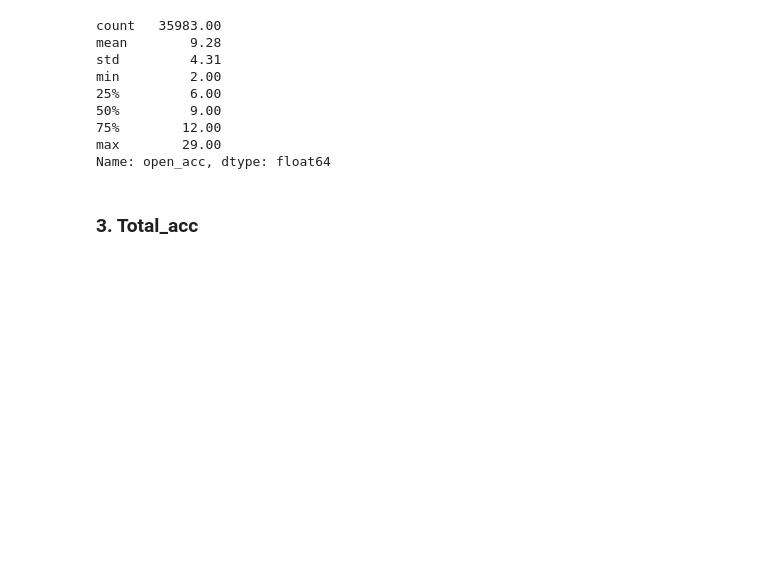
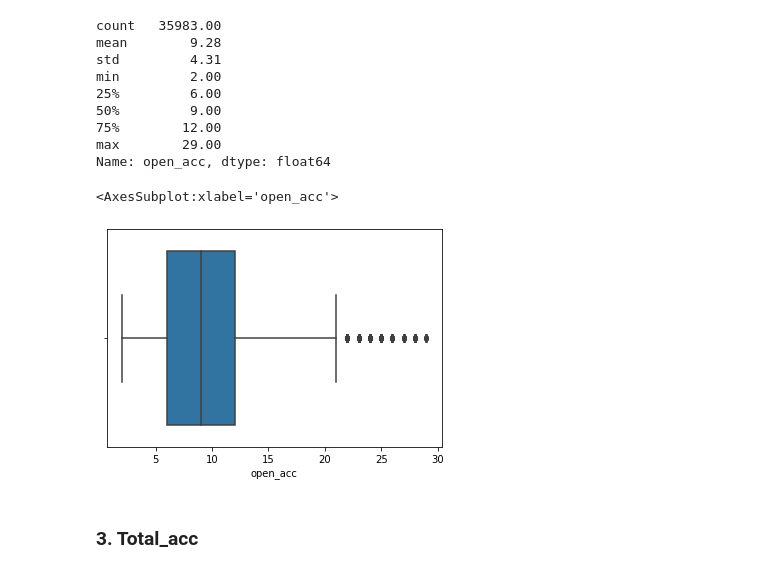
Before and after one commit to abj-16/LendingClubEDA, a Jupyter notebook: Final File.ipynb, the cells around one changed output. Cells and saved outputs as stored; diff of their text form; code cells hidden in the pictures; blank space fills up the shorter version.

```diff
--- a/Final File.ipynb
+++ b/Final File.ipynb
@@ -356,6 +341,11 @@ min         2.00
 75%        12.00
 max        29.00
 Name: open_acc, dtype: float64
+# %%
+sns.boxplot(df0.open_acc)
+# %% [output]
+<AxesSubplot:xlabel='open_acc'>
+[figure, added]
 # %% [markdown]
 ### 3. Total_acc
 # %%
```
Also changed, not shown: parts of 8 cells of this notebook.
